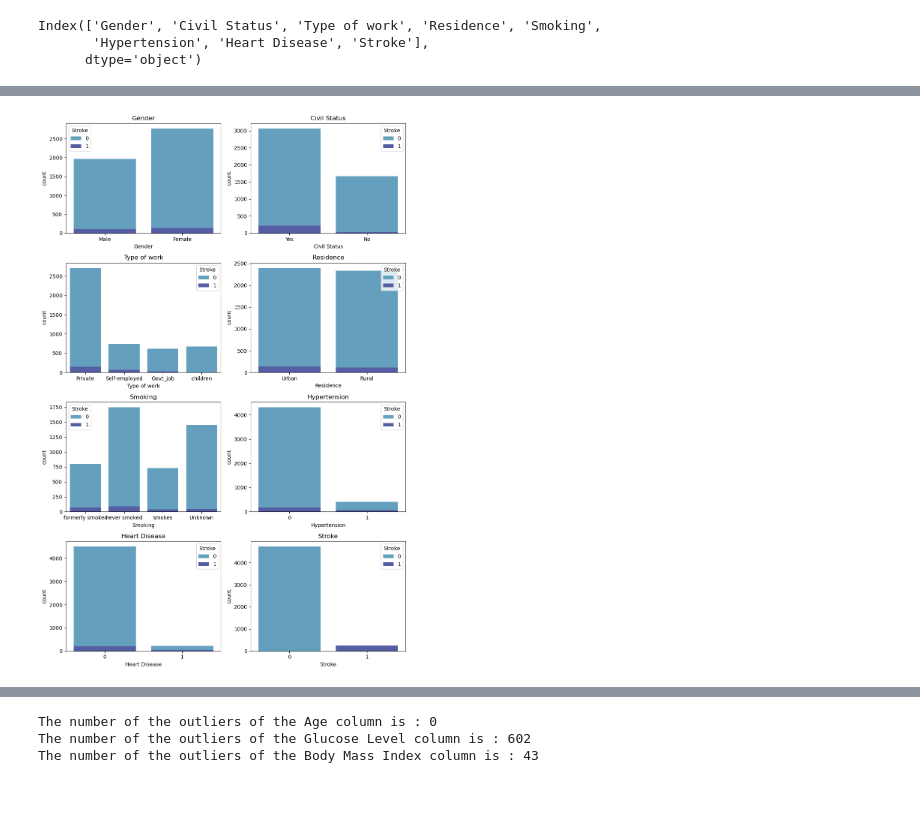
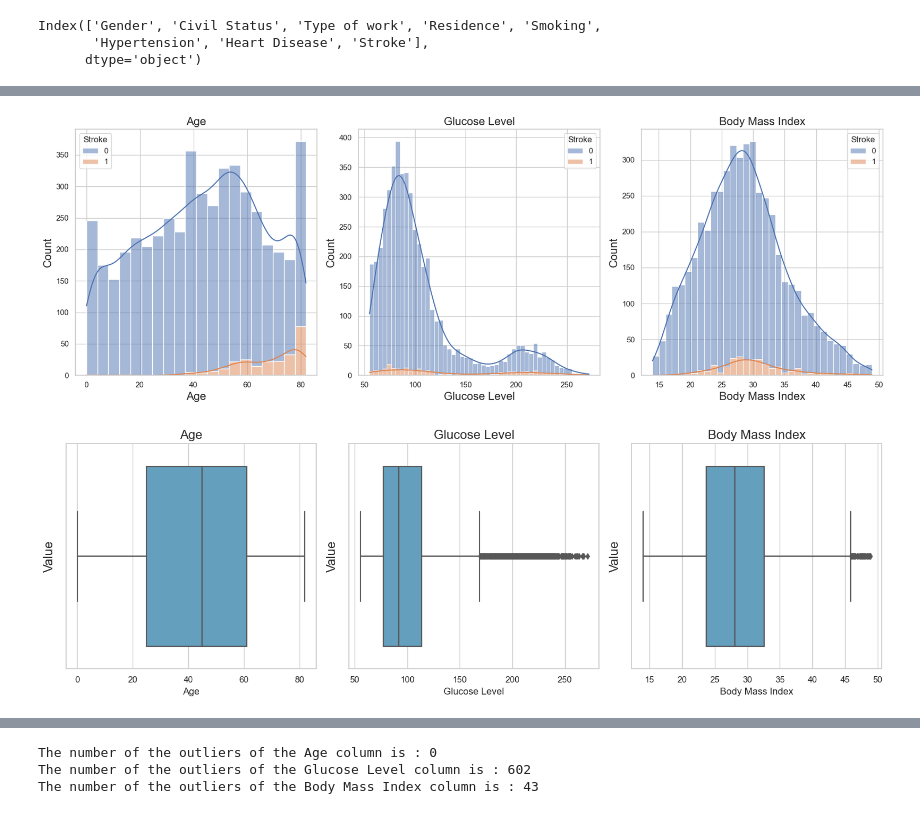
Before and after one commit to heitorgaf/Strategic-Thinking--CA, a Jupyter notebook: StratThink_HDipData_CA1.ipynb, the cells around one changed output, grey strips where cells are left out. Cells and saved outputs as stored; diff of their text form; code cells hidden in the pictures.

Commit message:
Improved data visualization graphs

```diff
--- a/StratThink_HDipData_CA1.ipynb
+++ b/StratThink_HDipData_CA1.ipynb
@@ -204,14 +228,47 @@ Index(['Gender', 'Civil Status', 'Type of work', 'Residence', 'Smoking',
+# %%
+# Define the color palette as 'icefire'
+sns.set_palette("Set2")
+
+fig, axes = plt.subplots(nrows=1, ncols=3, figsize=(17, 6))  # Define subplot parameters
+axes = axes.flatten()  # Flatten the axes array to make it easier to iterate over
+
+# Set the style
+sns.set(style="whitegrid")
+
+# Iterate over each numerical column of the dataframe, creating a subplot
+for i, col in enumerate(df[num_cols]):
+    sns.histplot(x=col, hue='Stroke', data=df, ax=axes[i], kde=True, multiple='stack')
+    axes[i].set_title(col, fontsize=16)  # Set the title and font size
+
+    # Set the label font size for the x and y axis
+    axes[i].set_xlabel(col, fontsize=16)
+    axes[i].set_ylabel('Count', fontsize=16)
+
+plt.tight_layout()  # Fix layout
+plt.show()  # Display subplots
+# %% [output]
+[figure, added]
 # %%
-fig, axes = plt.subplots(nrows=4, ncols=2, figsize=(10, 15)) #define subplot parameters
-axes = axes.flatten() #flatten the axes array to make it easier to iterate over
-sns.set_palette('icefire') #set colour palette
+# Define the 'Icefire' color palette
+sns.set_palette("Set2")
 
-#iterate over each categorical column of the dataframe, creating a subplot
-for i, col in enumerate(df[cat_variables]):
-    sns.countplot(x=col, hue='Stroke', data=df, ax=axes[i], dodge=False)
-    axes[i].set_title(col)
+fig, axes = plt.subplots(nrows=1, ncols=3, figsize=(15, 5))  # Define subplot parameters
+axes = axes.flatten()  # Flatten the axes array to make it easier to iterate over
 
-plt.tight_layout() #fix layout
-plt.show() #display subplots
+# Set the style
+sns.set(style="whitegrid")
+
+# Iterate over each numerical column of the dataframe, creating a subplot
+for i, col in enumerate(df[num_cols]):
+    sns.boxplot(x=col, data=df, ax=axes[i], palette=sns.color_palette('icefire'))
+
+    # Set the title and font size
+    axes[i].set_title(col, fontsize=16)
+
+    # Set the label font size for the y-axis
+    axes[i].set_ylabel('Value', fontsize=16)
+
+plt.tight_layout()  # Fix layout
+plt.show()  # Display subplots
 # %% [output]
-[figure, old version]
+[figure, new version]
```
Also changed, not shown: parts of 12 cells of this notebook.
